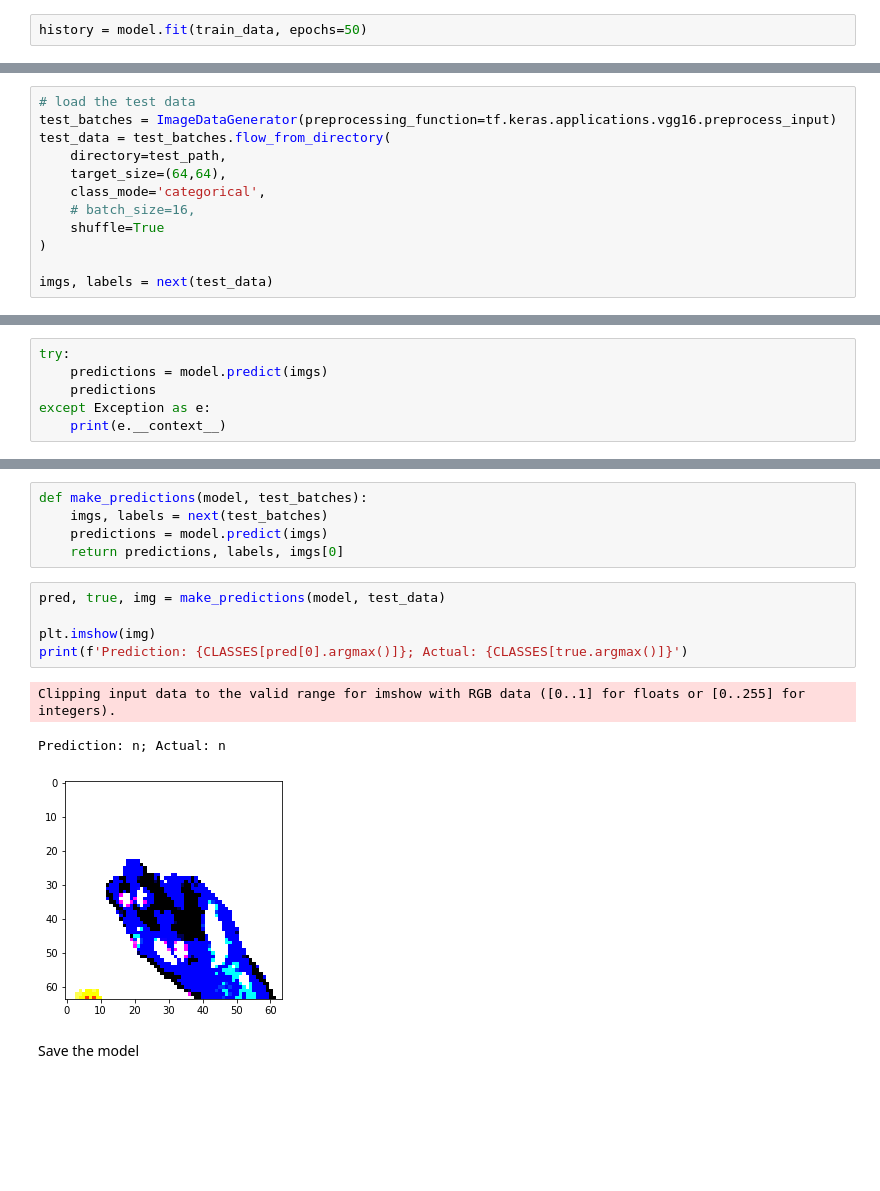
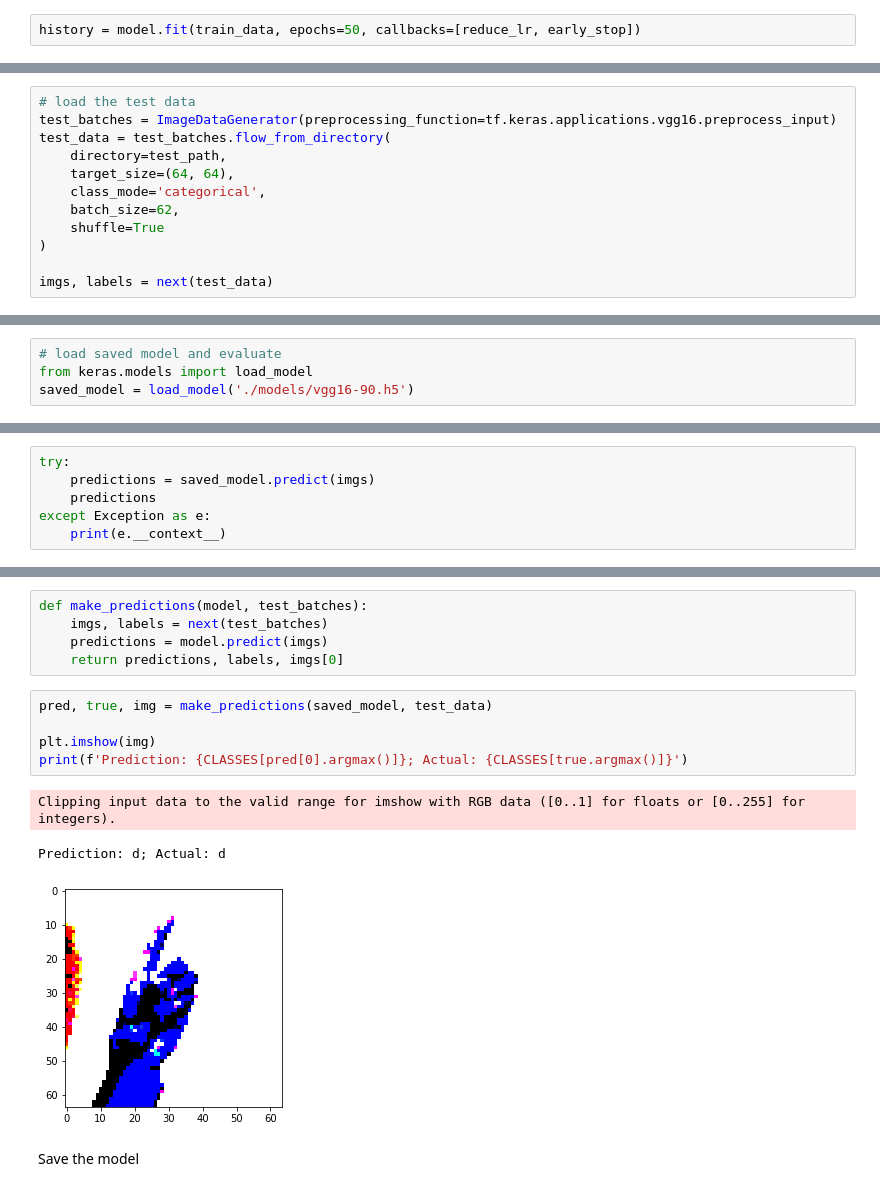
Before and after one commit to keshan-spec/Sign-Language-Classifier-CNN, a Jupyter notebook: custom-dataset.ipynb, the cells around one changed output, grey strips where cells are left out. Saved outputs shown, nothing was run; the diff lists cells and outputs as text; blank space fills up the shorter version.

```diff
--- a/custom-dataset.ipynb
+++ b/custom-dataset.ipynb
@@ -307,4 +342,4 @@ plot_model(model, show_shapes=True, show_layer_names=True)
 # %%
-history = model.fit(train_data, epochs=50)
+history = model.fit(train_data, epochs=50, callbacks=[reduce_lr, early_stop])
 # %% [output]
 Epoch 1/50
@@ -353,9 +387,9 @@ for letter in CLASSES.keys():
 test_batches = ImageDataGenerator(preprocessing_function=tf.keras.applications.vgg16.preprocess_input)
 test_data = test_batches.flow_from_directory(
     directory=test_path,
-    target_size=(64,64),
+    target_size=(64, 64),
     class_mode='categorical',
-    # batch_size=16,
+    batch_size=62,
     shuffle=True
 )
 
@@ -365 +408,5 @@ Found 495 images belonging to 26 classes.
+# %%
+# load saved model and evaluate
+from keras.models import load_model
+saved_model = load_model('./models/vgg16-90.h5')
 # %%
@@ -383,6 +521,6 @@ Clipping input data to the valid range for imshow with RGB data ([0..1] for floa
 # %%
 try:
-    predictions = model.predict(imgs)
+    predictions = saved_model.predict(imgs)
     predictions
 except Exception as e:
     print(e.__context__)
@@ -400,14 +538,14 @@ def make_predictions(model, test_batches):
     predictions = model.predict(imgs)
     return predictions, labels, imgs[0]
 # %%
-pred, true, img = make_predictions(model, test_data)
+pred, true, img = make_predictions(saved_model, test_data)
 
 plt.imshow(img)
 print(f'Prediction: {CLASSES[pred[0].argmax()]}; Actual: {CLASSES[true.argmax()]}')
 # %% [output]
 Clipping input data to the valid range for imshow with RGB data ([0..1] for floats or [0..255] for integers).
-Prediction: n; Actual: n
+Prediction: d; Actual: d
-[figure, old version]
+[figure, new version]
 # %% [markdown]
 Save the model
 # %%
```
Also changed, not shown: parts of 39 cells of this notebook.
